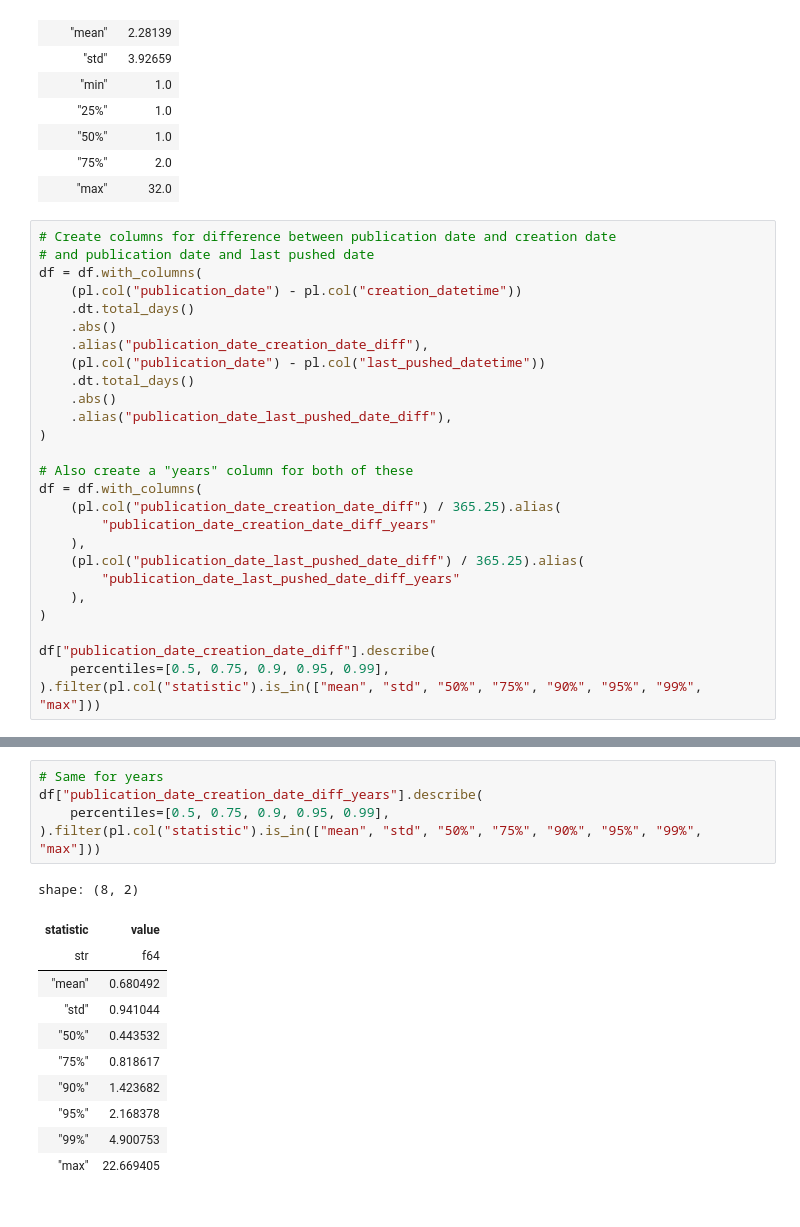
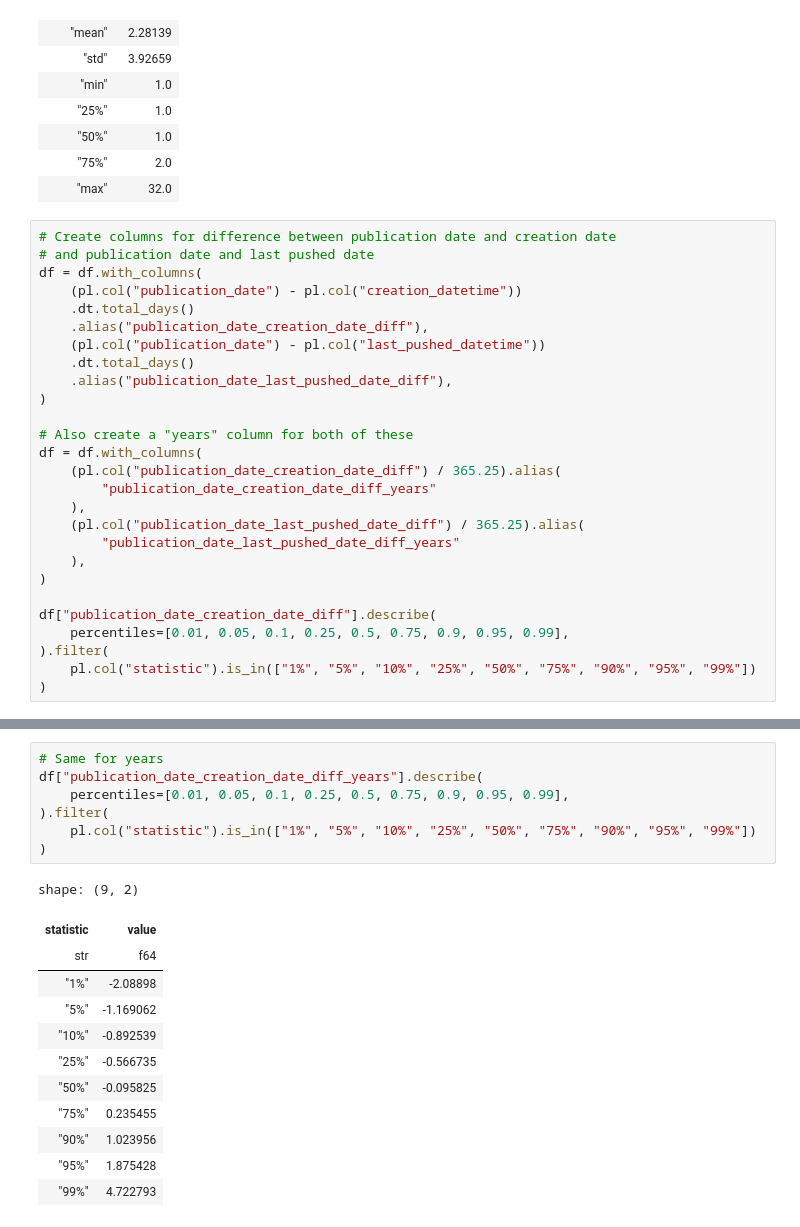
Before and after one commit to evamaxfield/rs-graph, a Jupyter notebook: notebooks/snowball-sampling-discovery-prep.ipynb, the cells around one changed output, grey strips where cells are left out. Cells and saved outputs as stored; diff of their text form.

```diff
--- a/notebooks/snowball-sampling-discovery-prep.ipynb
+++ b/notebooks/snowball-sampling-discovery-prep.ipynb
@@ -98,11 +99,9 @@ shape: (9, 2)
 df = df.with_columns(
     (pl.col("publication_date") - pl.col("creation_datetime"))
     .dt.total_days()
-    .abs()
     .alias("publication_date_creation_date_diff"),
     (pl.col("publication_date") - pl.col("last_pushed_datetime"))
     .dt.total_days()
-    .abs()
     .alias("publication_date_last_pushed_date_diff"),
 )
 
@@ -117,6 +116,8 @@ df = df.with_columns(
 )
 
 df["publication_date_creation_date_diff"].describe(
-    percentiles=[0.5, 0.75, 0.9, 0.95, 0.99],
-).filter(pl.col("statistic").is_in(["mean", "std", "50%", "75%", "90%", "95%", "99%", "max"]))
+    percentiles=[0.01, 0.05, 0.1, 0.25, 0.5, 0.75, 0.9, 0.95, 0.99],
+).filter(
+    pl.col("statistic").is_in(["1%", "5%", "10%", "25%", "50%", "75%", "90%", "95%", "99%"])
+)
 # %% [output]
@@ -150,17 +136,20 @@ shape: (8, 2)
 # %%
 # Same for years
 df["publication_date_creation_date_diff_years"].describe(
-    percentiles=[0.5, 0.75, 0.9, 0.95, 0.99],
-).filter(pl.col("statistic").is_in(["mean", "std", "50%", "75%", "90%", "95%", "99%", "max"]))
+    percentiles=[0.01, 0.05, 0.1, 0.25, 0.5, 0.75, 0.9, 0.95, 0.99],
+).filter(
+    pl.col("statistic").is_in(["1%", "5%", "10%", "25%", "50%", "75%", "90%", "95%", "99%"])
+)
 # %% [output]
-shape: (8, 2)
+shape: (9, 2)
 | statistic | value |
 | str | f64 |
-| "mean" | 0.680492 |
-| "std" | 0.941044 |
-| "50%" | 0.443532 |
-| "75%" | 0.818617 |
-| "90%" | 1.423682 |
-| "95%" | 2.168378 |
-| "99%" | 4.900753 |
-| "max" | 22.669405 |
+| "1%" | -2.08898 |
+| "5%" | -1.169062 |
+| "10%" | -0.892539 |
+| "25%" | -0.566735 |
+| "50%" | -0.095825 |
+| "75%" | 0.235455 |
+| "90%" | 1.023956 |
+| "95%" | 1.875428 |
+| "99%" | 4.722793 |
```
Also changed, not shown: parts of 5 cells of this notebook, 4 other files.
